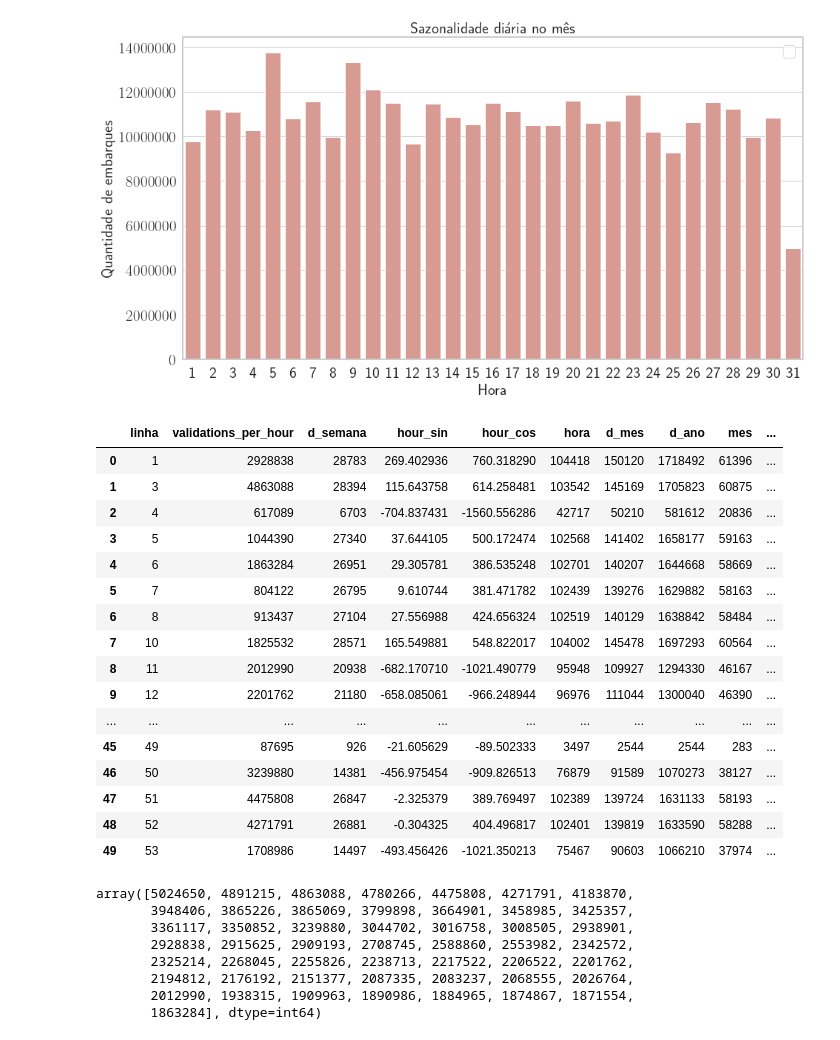
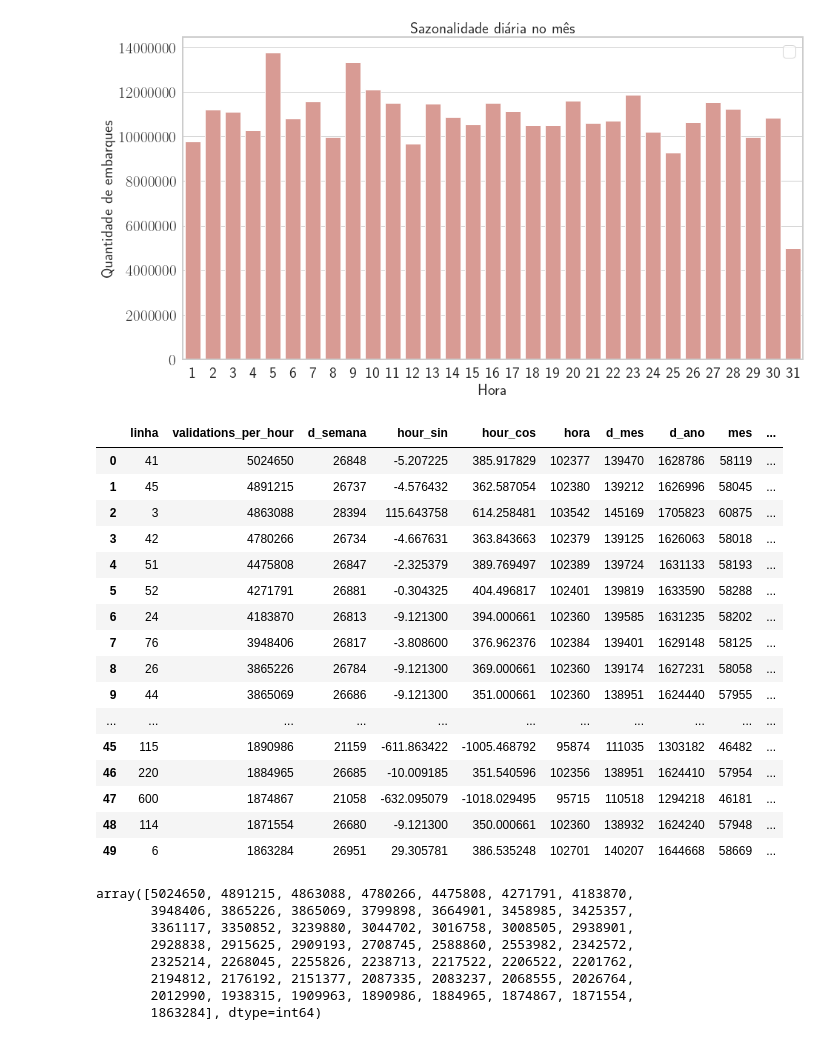
Before and after one commit to medeirosvictor/ds-mobilidade-urbana-fortaleza, a Jupyter notebook: Data-Visualization.ipynb, the cells around one changed output. Drawn from its saved outputs; the diff is of its cells as text; code cells hidden in the pictures.

```diff
--- a/Data-Visualization.ipynb
+++ b/Data-Visualization.ipynb
@@ -140,25 +140,25 @@ plt.show()
 No handles with labels found to put in legend.
 [figure]
 # %%
-data_2015.groupby(data_2015.linha).sum().reset_index()[:50]
+data_2015.groupby(data_2015.linha).sum().sort_values('validations_per_hour', ascending=False).reset_index()[:50]
 # %% [output]
 |  | linha | validations_per_hour | d_semana | hour_sin | hour_cos | hora | d_mes | d_ano | mes | ... |
-| 0 | 1 | 2928838 | 28783 | 269.402936 | 760.318290 | 104418 | 150120 | 1718492 | 61396 | ... |
-| 1 | 3 | 4863088 | 28394 | 115.643758 | 614.258481 | 103542 | 145169 | 1705823 | 60875 | ... |
-| 2 | 4 | 617089 | 6703 | -704.837431 | -1560.556286 | 42717 | 50210 | 581612 | 20836 | ... |
-| 3 | 5 | 1044390 | 27340 | 37.644105 | 500.172474 | 102568 | 141402 | 1658177 | 59163 | ... |
-| 4 | 6 | 1863284 | 26951 | 29.305781 | 386.535248 | 102701 | 140207 | 1644668 | 58669 | ... |
-| 5 | 7 | 804122 | 26795 | 9.610744 | 381.471782 | 102439 | 139276 | 1629882 | 58163 | ... |
-| 6 | 8 | 913437 | 27104 | 27.556988 | 424.656324 | 102519 | 140129 | 1638842 | 58484 | ... |
-| 7 | 10 | 1825532 | 28571 | 165.549881 | 548.822017 | 104002 | 145478 | 1697293 | 60564 | ... |
-| 8 | 11 | 2012990 | 20938 | -682.170710 | -1021.490779 | 95948 | 109927 | 1294330 | 46167 | ... |
-| 9 | 12 | 2201762 | 21180 | -658.085061 | -966.248944 | 96976 | 111044 | 1300040 | 46390 | ... |
+| 0 | 41 | 5024650 | 26848 | -5.207225 | 385.917829 | 102377 | 139470 | 1628786 | 58119 | ... |
+| 1 | 45 | 4891215 | 26737 | -4.576432 | 362.587054 | 102380 | 139212 | 1626996 | 58045 | ... |
+| 2 | 3 | 4863088 | 28394 | 115.643758 | 614.258481 | 103542 | 145169 | 1705823 | 60875 | ... |
+| 3 | 42 | 4780266 | 26734 | -4.667631 | 363.843663 | 102379 | 139125 | 1626063 | 58018 | ... |
+| 4 | 51 | 4475808 | 26847 | -2.325379 | 389.769497 | 102389 | 139724 | 1631133 | 58193 | ... |
+| 5 | 52 | 4271791 | 26881 | -0.304325 | 404.496817 | 102401 | 139819 | 1633590 | 58288 | ... |
+| 6 | 24 | 4183870 | 26813 | -9.121300 | 394.000661 | 102360 | 139585 | 1631235 | 58202 | ... |
+| 7 | 76 | 3948406 | 26817 | -3.808600 | 376.962376 | 102384 | 139401 | 1629148 | 58125 | ... |
+| 8 | 26 | 3865226 | 26784 | -9.121300 | 369.000661 | 102360 | 139174 | 1627231 | 58058 | ... |
+| 9 | 44 | 3865069 | 26686 | -9.121300 | 351.000661 | 102360 | 138951 | 1624440 | 57955 | ... |
 | ... | ... | ... | ... | ... | ... | ... | ... | ... | ... | ... |
-| 45 | 49 | 87695 | 926 | -21.605629 | -89.502333 | 3497 | 2544 | 2544 | 283 | ... |
-| 46 | 50 | 3239880 | 14381 | -456.975454 | -909.826513 | 76879 | 91589 | 1070273 | 38127 | ... |
-| 47 | 51 | 4475808 | 26847 | -2.325379 | 389.769497 | 102389 | 139724 | 1631133 | 58193 | ... |
-| 48 | 52 | 4271791 | 26881 | -0.304325 | 404.496817 | 102401 | 139819 | 1633590 | 58288 | ... |
-| 49 | 53 | 1708986 | 14497 | -493.456426 | -1021.350213 | 75467 | 90603 | 1066210 | 37974 | ... |
+| 45 | 115 | 1890986 | 21159 | -611.863422 | -1005.468792 | 95874 | 111035 | 1303182 | 46482 | ... |
+| 46 | 220 | 1884965 | 26685 | -10.009185 | 351.540596 | 102356 | 138951 | 1624410 | 57954 | ... |
+| 47 | 600 | 1874867 | 21058 | -632.095079 | -1018.029495 | 95715 | 110518 | 1294218 | 46181 | ... |
+| 48 | 114 | 1871554 | 26680 | -9.121300 | 350.000661 | 102360 | 138932 | 1624240 | 57948 | ... |
+| 49 | 6 | 1863284 | 26951 | 29.305781 | 386.535248 | 102701 | 140207 | 1644668 | 58669 | ... |
 # %%
 np.array(d.validations_per_hour)
 # %% [output]
```
Also changed, not shown: parts of 1 cell of this notebook, 20 other files.
